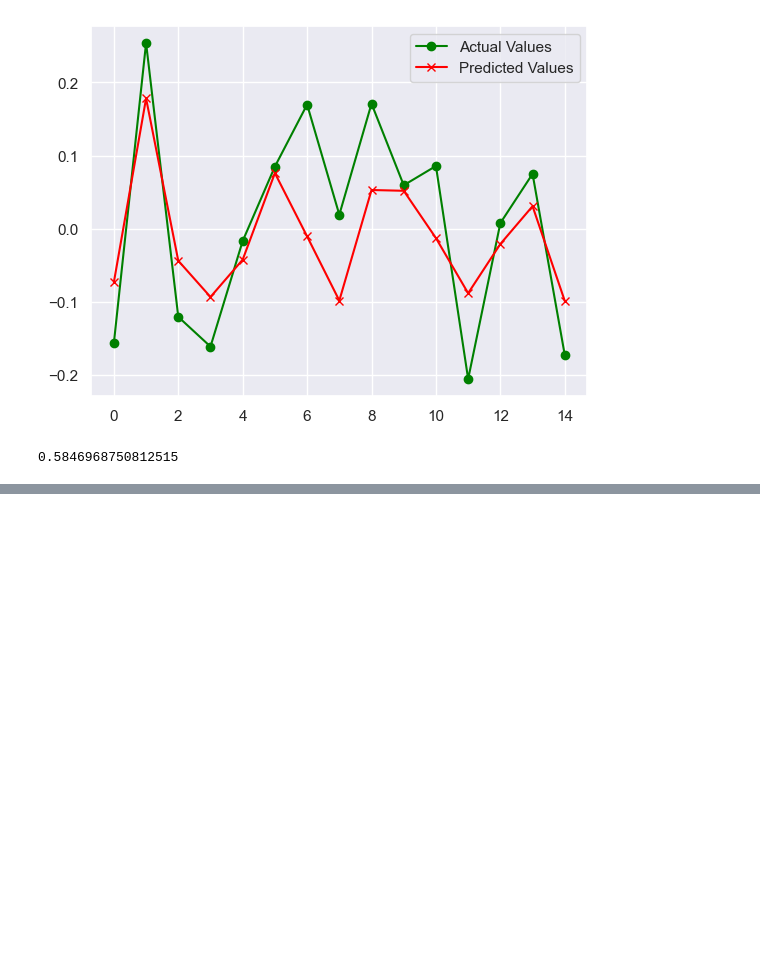
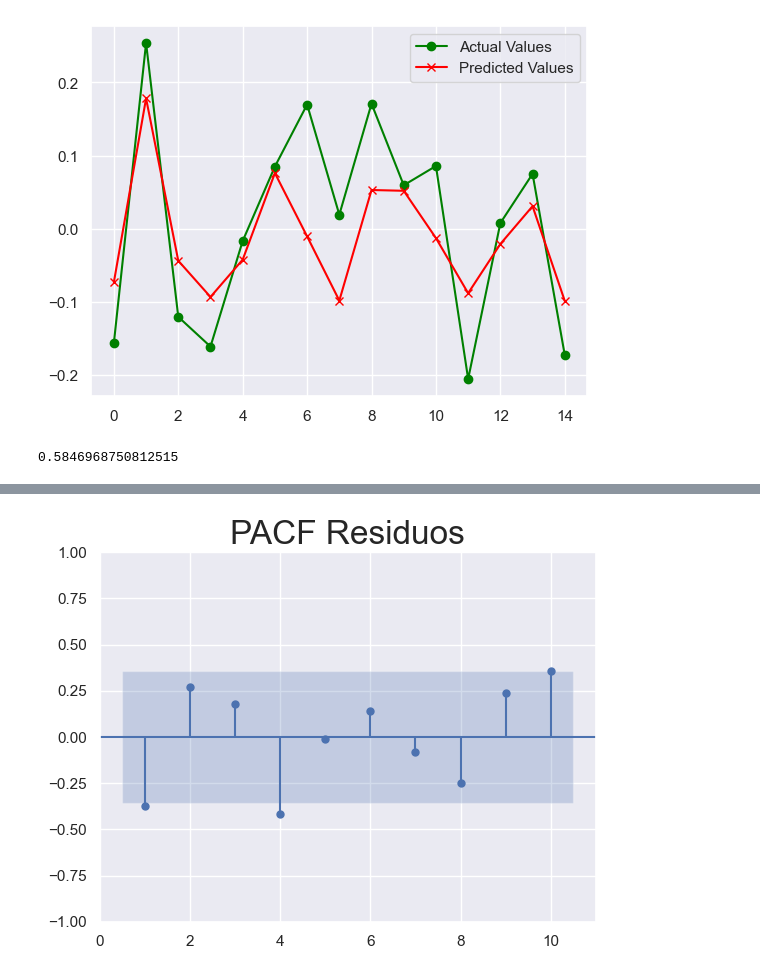
Before and after one commit to Chefi/Modelos-de-Control-de-Producci-n, a Jupyter notebook: Series de Tiempo en Python.ipynb, the cells around one changed output, grey strips where cells are left out. Saved outputs shown, nothing was run; the diff lists cells and outputs as text; code cells hidden in the pictures; blank space fills up the shorter version.

```diff
--- a/Series de Tiempo en Python.ipynb
+++ b/Series de Tiempo en Python.ipynb
@@ -454,0 +461,6 @@ print(r2_score(y_test, y1_pred))
+# %%
+sgt.plot_pacf(y_test- y1_pred, lags = 10, zero = False, method = ('ols'))
+plt.title("PACF Residuos", size = 24)
+plt.show()
+# %% [output]
+[figure, added]
```
Also changed, not shown: parts of 2 cells of this notebook.
